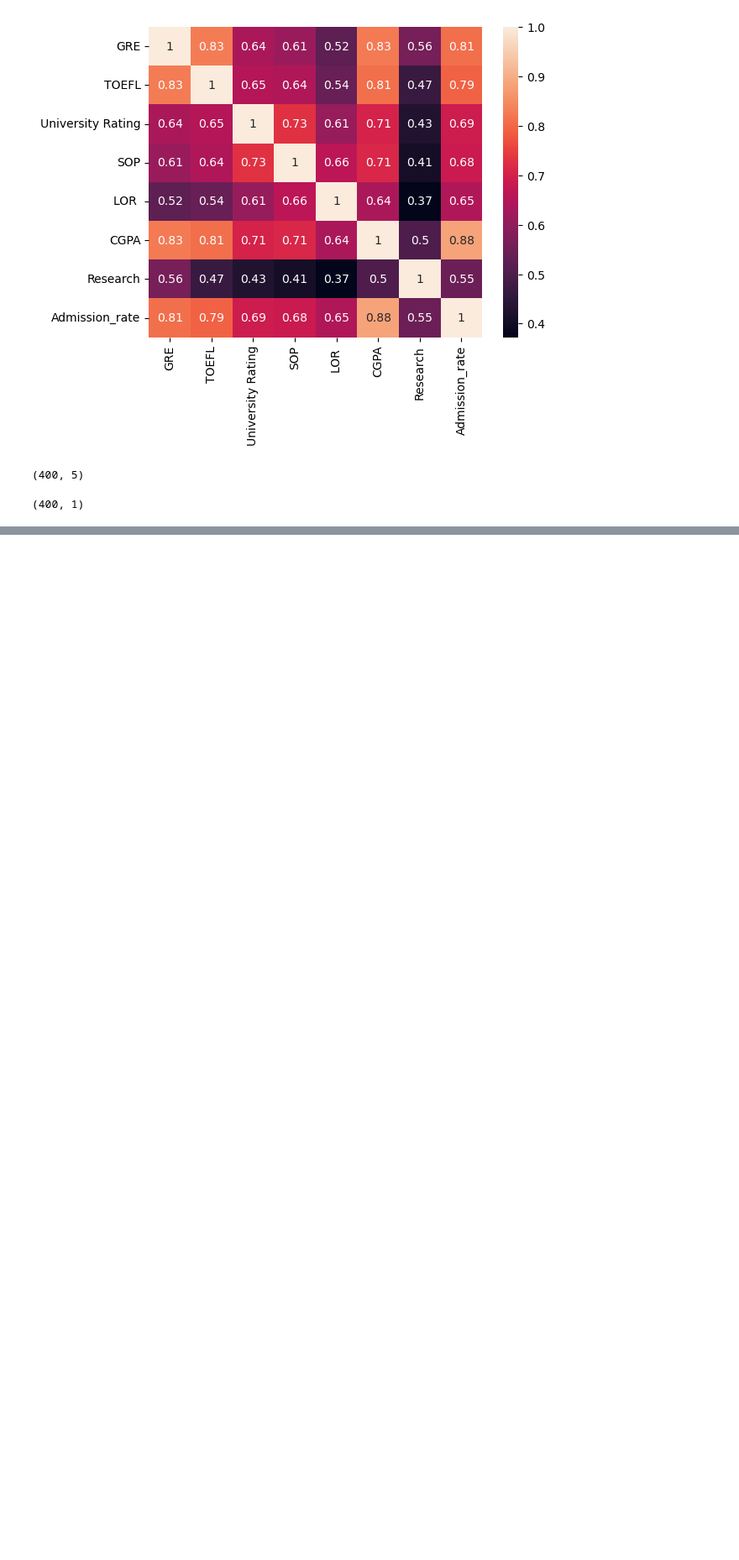
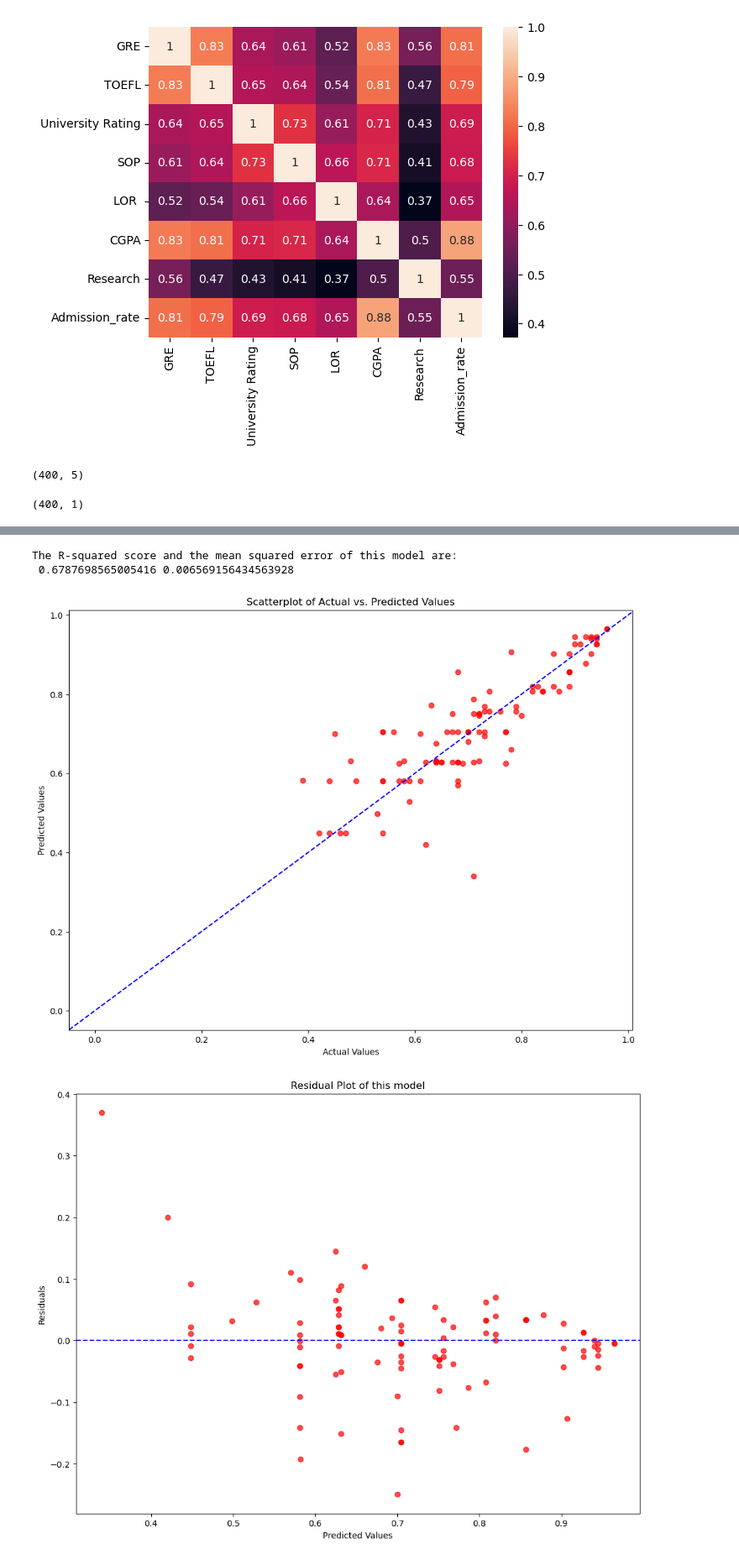
Before and after one commit to anly512/5300-project-group-26, a Jupyter notebook: code.ipynb, the cells around one changed output, grey strips where cells are left out. Shown at 84% size. Saved outputs shown, nothing was run; the diff lists cells and outputs as text; code cells hidden in the pictures; blank space fills up the shorter version.

```diff
--- a/code.ipynb
+++ b/code.ipynb
@@ -133,0 +195,42 @@ The predicting accuracy of this linear model is:
+# %%
+decisiontree = DecisionTreeRegressor(random_state = 1,max_depth=6)
+decisiontree.fit(x_train,y_train)
+y_pred_dt = decisiontree.predict(x_test)
+print("The R-squared score and the mean squared error of this model are: \n", r2_score(y_test,y_pred_dt),mean_squared_error(y_test,y_pred_dt))
+
+# Scatter plot of Actual vs. Predicted values
+plt.figure(figsize=(12, 9))
+plt.scatter(y_test, y_pred_dt, color='red', alpha=0.7)
+plt.axline((0, 0), slope= 1, color='blue', linestyle='--')
+plt.xlabel('Actual Values')
+plt.ylabel('Predicted Values')
+plt.title('Scatterplot of Actual vs. Predicted Values')
+plt.show()
+
+# Residual plot
+residuals = y_test - y_pred_dt
+plt.figure(figsize=(12, 9))
+plt.scatter(y_pred_dt, residuals, color='red', alpha=0.7)
+plt.axhline(y=0, color='blue', linestyle='--')
+plt.xlabel('Predicted Values')
+plt.ylabel('Residuals')
+plt.title('Residual Plot of this model')
+plt.show()
+
+# Feature Importance plot
+feature_significance1 = decisiontree.feature_importances_
+sortedindices = np.argsort(feature_significance1)[::-1]
+sortedfeatures = [x_train.columns[i] for i in sortedindices]
+plt.figure(figsize=(12, 8))
+plt.bar(range(len(sortedfeatures)), feature_significance1[sortedindices])
+plt.xticks(range(len(sortedfeatures)), sortedfeatures, rotation=0, ha='right')
+plt.xlabel('Predictor')
+plt.ylabel('Importance of the predictor')
+plt.title('Predictor Importance Plot')
+plt.tight_layout()
+plt.show()
+# %% [output]
+The R-squared score and the mean squared error of this model are:
+ 0.6787698565005416 0.006569156434563928
+[figure, added]
+[figure, added]
```
Also changed, not shown: parts of 8 cells of this notebook.
